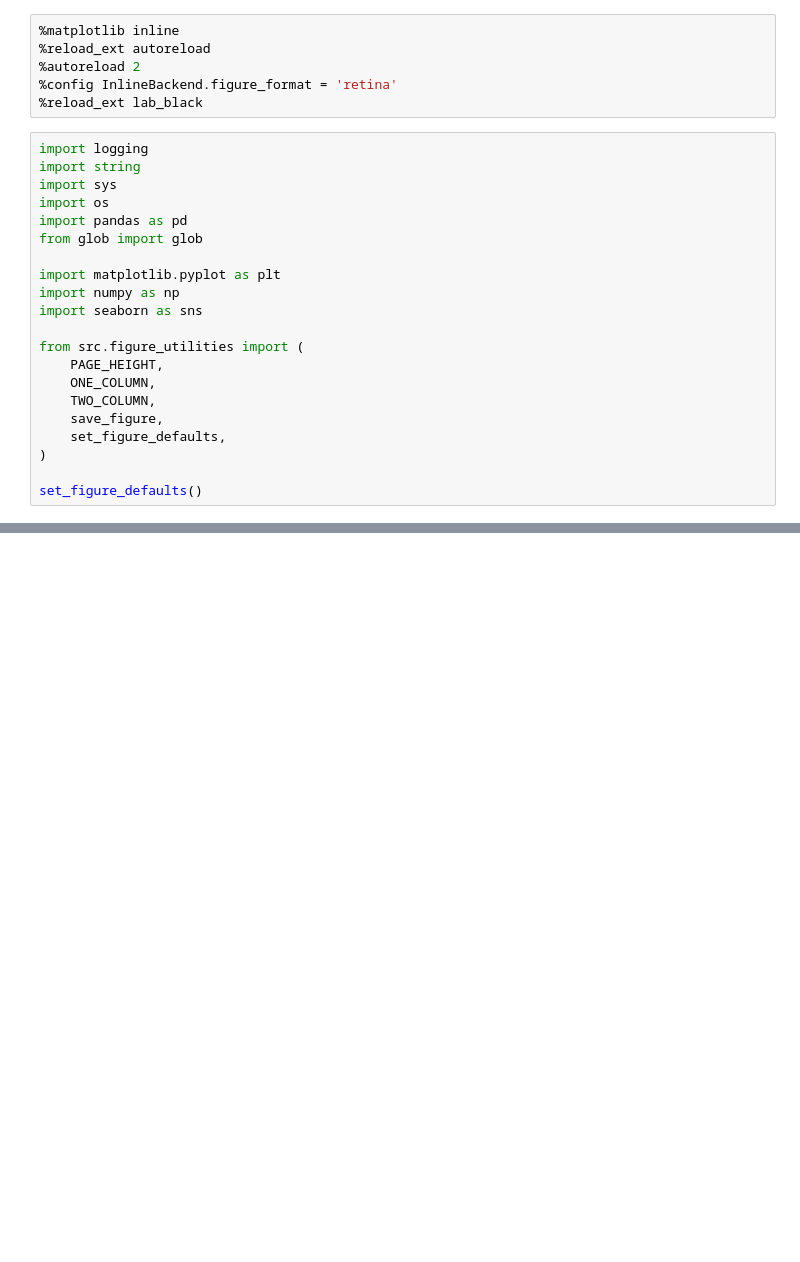
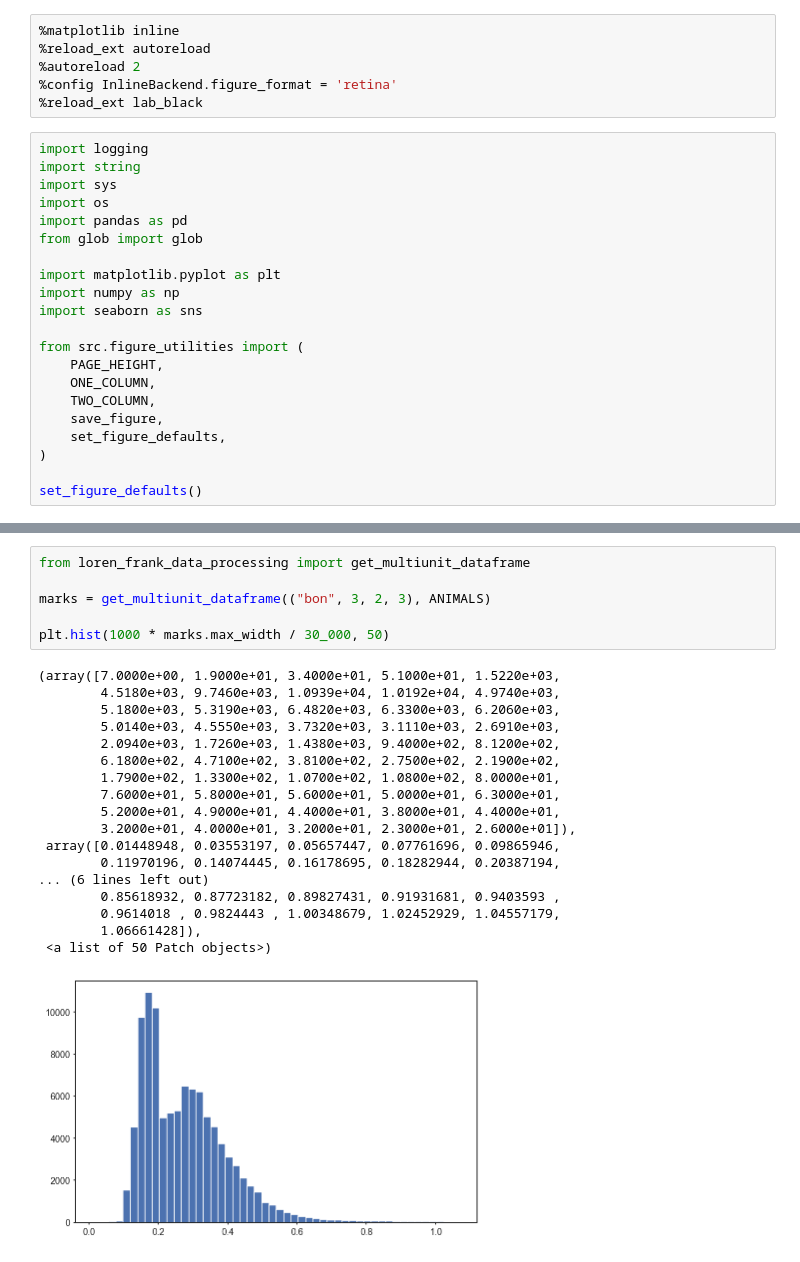
Before and after one commit to Eden-Kramer-Lab/replay_trajectory_paper, a Jupyter notebook: notebooks/2021_01_14_Excluding_Interneuron.ipynb, the cells around one changed output, grey strips where cells are left out. Drawn from its saved outputs; the diff is of its cells as text; blank space fills up the shorter version.

```diff
--- a/notebooks/2021_01_14_Excluding_Interneuron.ipynb
+++ b/notebooks/2021_01_14_Excluding_Interneuron.ipynb
@@ -205,0 +288,25 @@ TypeError: __init__() got an unexpected keyword argument 'sort_sets_by'
+# %%
+from loren_frank_data_processing import get_multiunit_dataframe
+
+marks = get_multiunit_dataframe(("bon", 3, 2, 3), ANIMALS)
+
+plt.hist(1000 * marks.max_width / 30_000, 50)
+# %% [output]
+(array([7.0000e+00, 1.9000e+01, 3.4000e+01, 5.1000e+01, 1.5220e+03,
+        4.5180e+03, 9.7460e+03, 1.0939e+04, 1.0192e+04, 4.9740e+03,
+        5.1800e+03, 5.3190e+03, 6.4820e+03, 6.3300e+03, 6.2060e+03,
+        5.0140e+03, 4.5550e+03, 3.7320e+03, 3.1110e+03, 2.6910e+03,
+        2.0940e+03, 1.7260e+03, 1.4380e+03, 9.4000e+02, 8.1200e+02,
+        6.1800e+02, 4.7100e+02, 3.8100e+02, 2.7500e+02, 2.1900e+02,
+        1.7900e+02, 1.3300e+02, 1.0700e+02, 1.0800e+02, 8.0000e+01,
+        7.6000e+01, 5.8000e+01, 5.6000e+01, 5.0000e+01, 6.3000e+01,
+        5.2000e+01, 4.9000e+01, 4.4000e+01, 3.8000e+01, 4.4000e+01,
+        3.2000e+01, 4.0000e+01, 3.2000e+01, 2.3000e+01, 2.6000e+01]),
+ array([0.01448948, 0.03553197, 0.05657447, 0.07761696, 0.09865946,
+        0.11970196, 0.14074445, 0.16178695, 0.18282944, 0.20387194,
+... (6 lines left out)
+        0.85618932, 0.87723182, 0.89827431, 0.91931681, 0.9403593 ,
+        0.9614018 , 0.9824443 , 1.00348679, 1.02452929, 1.04557179,
+        1.06661428]),
+ <a list of 50 Patch objects>)
+[figure, added]
```
Also changed, not shown: parts of 6 cells of this notebook, 7 other files.
